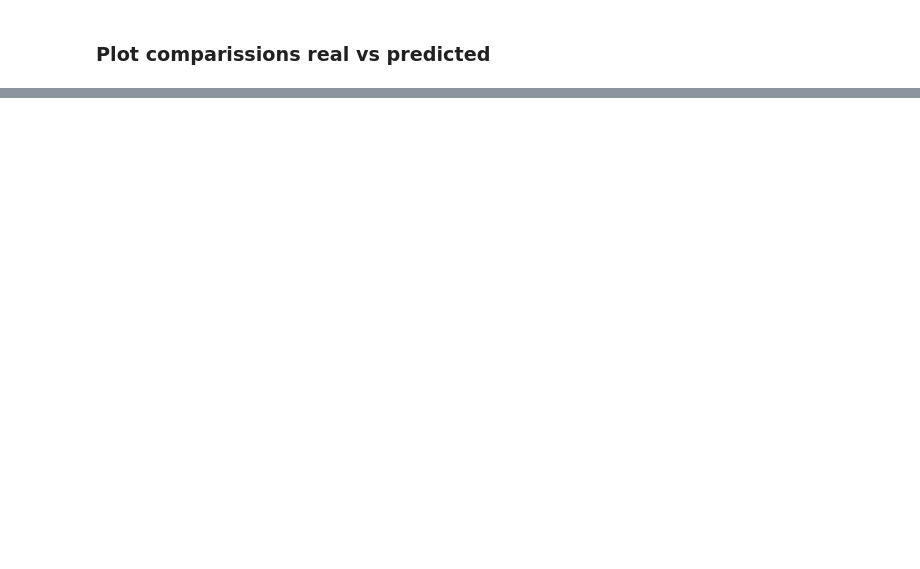
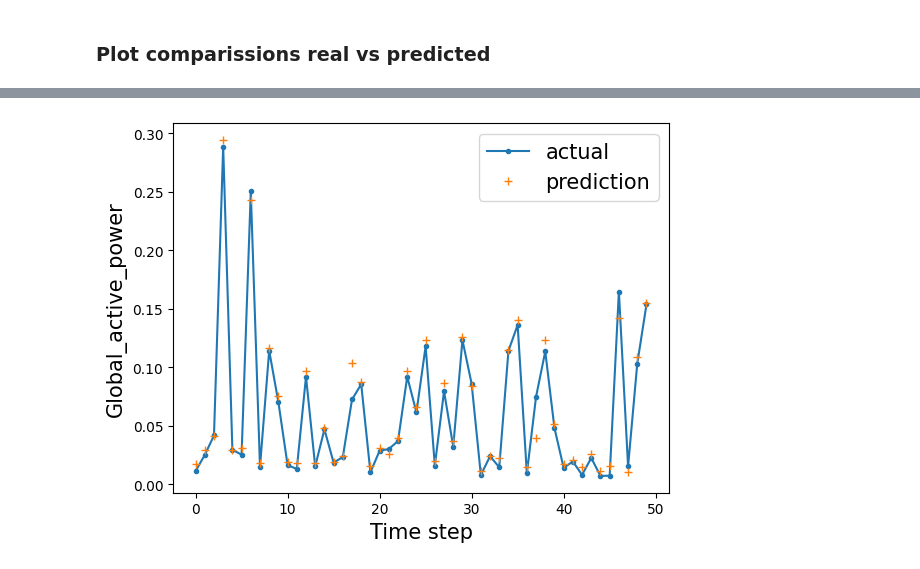
Before and after one commit to AndreyArguedas/DeepLearning, a Jupyter notebook: Documentos de Deep Learning GR 40/TC3/TP3-DL-AndreyArguedas.ipynb, the cells around one changed output, grey strips where cells are left out. Saved outputs shown, nothing was run; the diff lists cells and outputs as text; code cells hidden in the pictures; blank space fills up the shorter version.

```diff
--- a/Documentos de Deep Learning GR 40/TC3/TP3-DL-AndreyArguedas.ipynb
+++ b/Documentos de Deep Learning GR 40/TC3/TP3-DL-AndreyArguedas.ipynb
@@ -475,0 +452,20 @@ _________________________________________________________________
+# %%
+def create_LSTM_model(input_shape=(10, 6)):
+    model = Sequential()
+    model.add(LSTM(100, activation='relu', input_shape=input_shape))
+    model.add(Dense(1))
+
+    return model
+# %%
+#First we try to load the saved model, if exists we loaded otherwise we create a new one
+was_LSTM_loaded_from_disk = False
+
+if os.path.isfile(checkpoints_LSTM + '/'  + checkpoint_filename_load):
+    print("Loading saved LSTM model!!!")
+    LSTM_model = tf.keras.models.load_model(checkpoints_LSTM + '/'  + checkpoint_filename_load)
+    was_LSTM_loaded_from_disk = True
+else:
+    print("Creating LSTM model!!!")
+    LSTM_model = create_LSTM_model(input_shape = (10, 6))
+
+LSTM_model.summary()
@@ -550,0 +720,10 @@ plt.show()
+# %%
+aa=[x for x in range(50)]
+plt.plot(aa, y_test[:50], marker='.', label="actual")
+plt.plot(aa, predicted_LSTM[:50], '+', label="prediction")
+plt.ylabel('Global_active_power', size=15)
+plt.xlabel('Time step', size=15)
+plt.legend(fontsize=15)
+plt.show()
+# %% [output]
+[figure, added]
```
Also changed, not shown: parts of 24 cells of this notebook.
